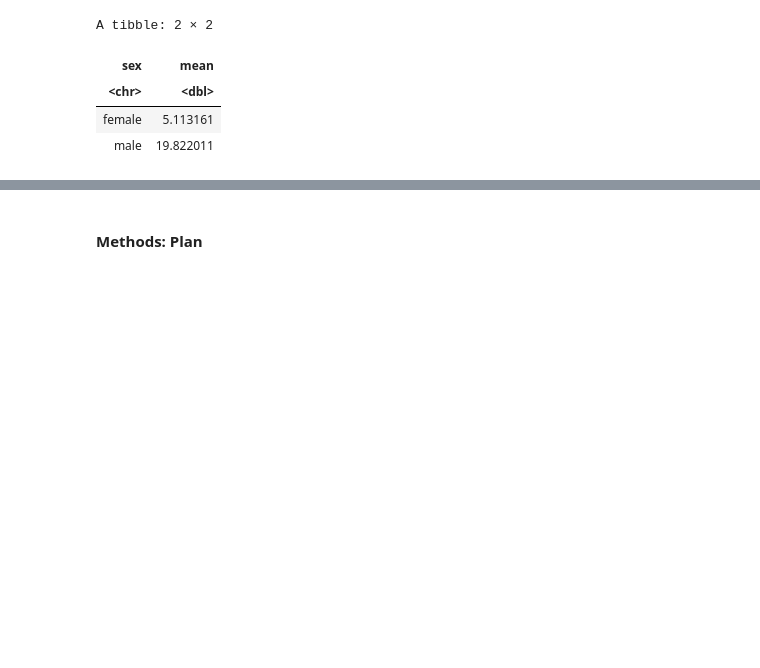
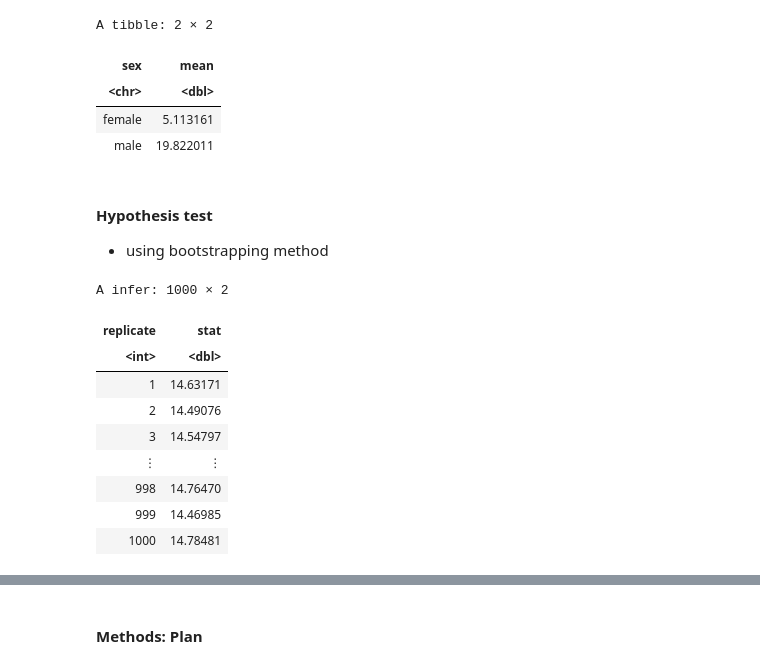
Before and after one commit to agoel25/stat_201_group_11, a Jupyter notebook: Final report.ipynb, the cells around one changed output, grey strips where cells are left out. Drawn from its saved outputs; the diff is of its cells as text; code cells hidden in the pictures; blank space fills up the shorter version.

```diff
--- a/Final report.ipynb
+++ b/Final report.ipynb
@@ -128,3 +130,25 @@ A tibble: 2 × 2
 | <chr> | <dbl> |
 | female | 5.113161 |
 | male | 19.822011 |
+# %% [markdown]
+#### Hypothesis test
+- using bootstrapping method
+# %%
+null_dist <-
+    suicide_sample %>%
+    specify(formula = suicides.100k.pop ~ sex) %>%
+    hypothesize(null = "independence")%>%
+    generate(reps = 1000, type = "bootstrap") %>%
+    calculate(stat = "diff in means", order = c("male","female"))
+null_dist
+# %% [output]
+A infer: 1000 × 2
+| replicate | stat |
+| <int> | <dbl> |
+| 1 | 14.63171 |
+| 2 | 14.49076 |
+| 3 | 14.54797 |
+| ⋮ | ⋮ |
+| 998 | 14.76470 |
+| 999 | 14.46985 |
+| 1000 | 14.78481 |
```
Also changed, not shown: parts of 4 cells of this notebook.
